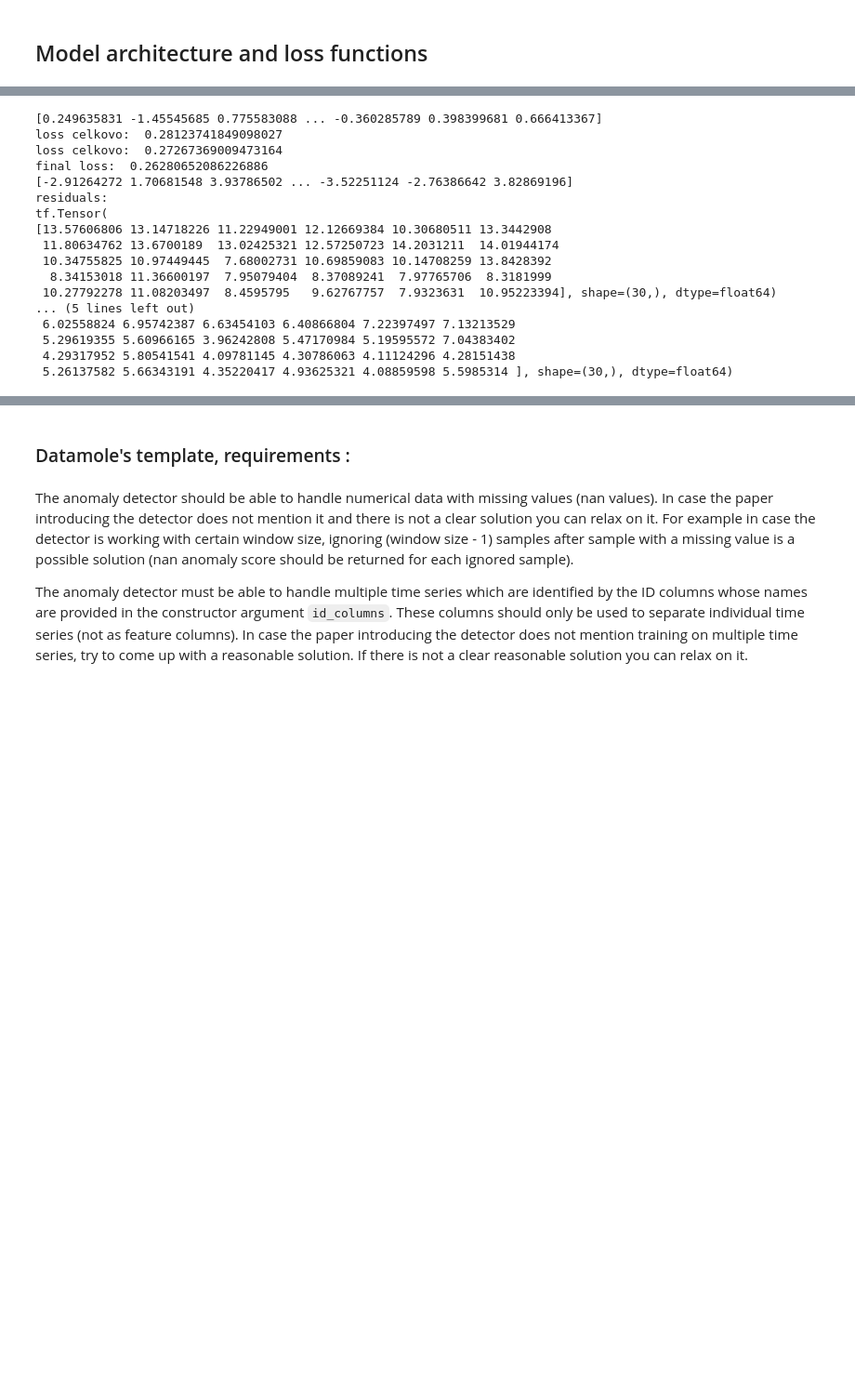
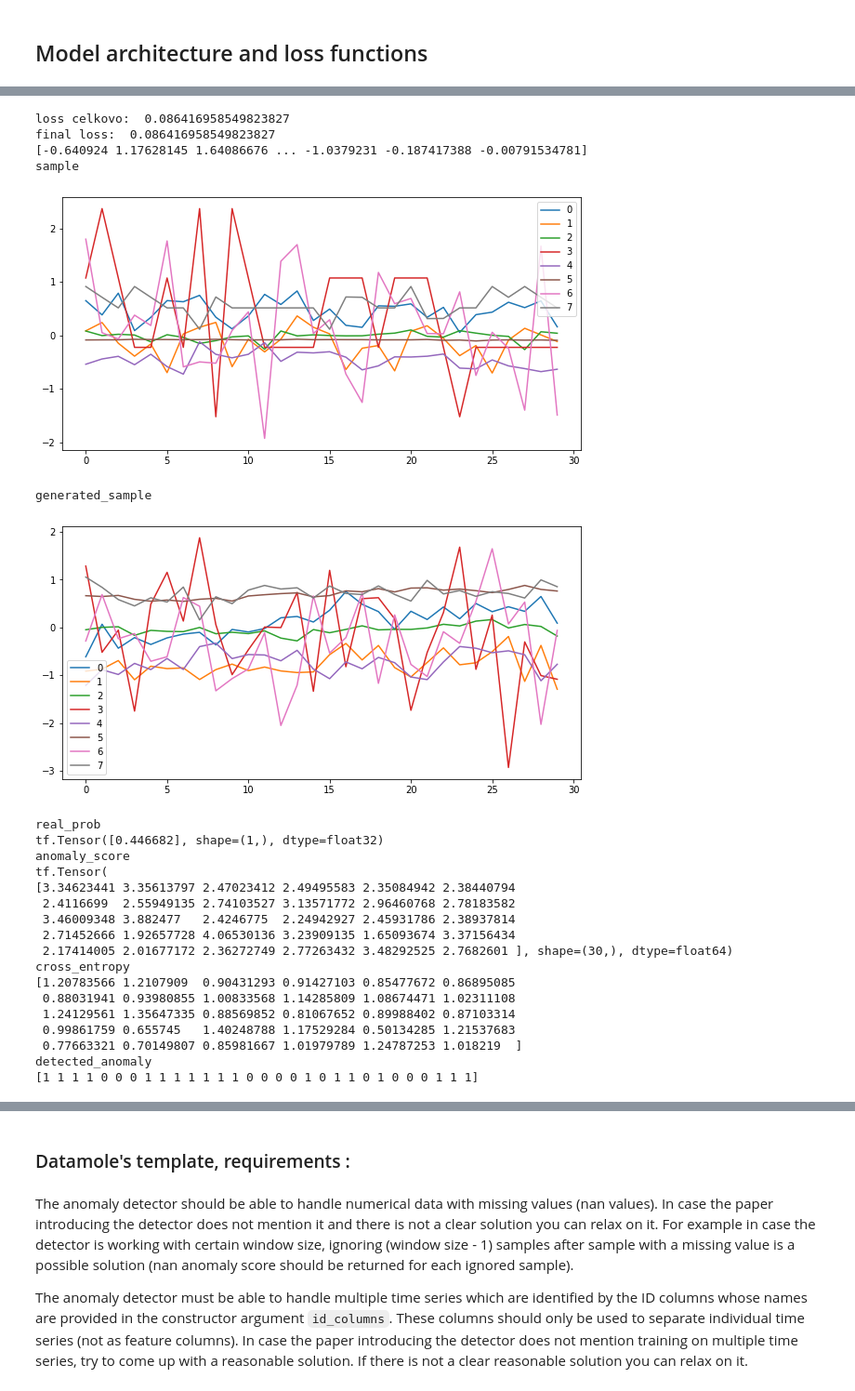
Before and after one commit to ivetasarfyova/TimeSeriesAnomalyDetectionAssignments, a Jupyter notebook: time_series_anomaly_detection/GAN-AD.ipynb, the cells around one changed output, grey strips where cells are left out. Shown at 93% size. Cells and saved outputs as stored; diff of their text form; code cells hidden in the pictures; blank space fills up the shorter version.

```diff
--- a/time_series_anomaly_detection/GAN-AD.ipynb
+++ b/time_series_anomaly_detection/GAN-AD.ipynb
@@ -245,14 +261,16 @@ def find_mapping(sample): # only for sample in a sense of being equivalent to si
     def get_loss():
         generated_sample = generator(tf.reshape(z_opt, [1, latent_dim, 1]), training = False)[0]
         similarity_per_sample = get_mmd_similarity(tf.cast(sample, tf.float64), tf.cast(generated_sample, tf.float64))
-
+#         print('vyvoj genetared')
+#         window = pd.DataFrame(generated_sample.numpy())
+#         window.plot(figsize=(10,5))
+#         plt.show()
         reconstruction_loss_per_sample = 1 - similarity_per_sample
         return reconstruction_loss_per_sample
-#         return mse(tf.cast(sample, tf.float64), tf.cast(generated_sample, tf.float64))
 
 #     tf.print(z_opt)
     for i in range(2000):
-        RMSprop(learning_rate=0.005).minimize(get_loss, var_list=[z_opt])
+        RMSprop(learning_rate=0.01).minimize(get_loss, var_list=[z_opt])
         if(i%100 == 0):
             tf.print('loss celkovo: ', tf.reduce_mean(get_loss()))
         if(tf.reduce_mean(get_loss()) < tolerance):
@@ -271,10 +289,17 @@ def get_anomaly_score(sample):
 
     # calculate the residuals
     generated_sample = generator(tf.reshape(z_mapping, [1, latent_dim, 1]), training = False)[0]
-#     print('sample')
+    print('sample')
 #     print(sample)
-#     print('generated_sample')
+    window = pd.DataFrame(sample.numpy())
+    window.plot(figsize=(10,5))
+    plt.show()
+    print('generated_sample')
 #     print(generated_sample)
+    window = pd.DataFrame(generated_sample.numpy())
+    window.plot(figsize=(10,5))
+    plt.show()
+
     residuals = tf.math.reduce_sum(abs(tf.cast(sample, tf.float64) - tf.cast(generated_sample, tf.float64)), axis=1)
 #     print('residuals: ')
 #     print(residuals)
@@ -287,8 +312,19 @@ def get_anomaly_score(sample):
     # obtain anomaly score
     anomaly_score = tf.add((1-lamda)*residuals, tf.cast(lamda*real_prob, tf.float64))
     return anomaly_score
+# %%
+def identify_anomaly(anomaly_score):
+    cross_entropy = np.log(anomaly_score)
+    print('cross_entropy')
+    print(cross_entropy)
+    tau = 0.9
+    identified =(cross_entropy > tau).astype(int)
+    return identified
 # %%
-def predict_anomaly_score(test_data):
+def detect_anomaly(test_data):
     anomaly_score = get_anomaly_score(test_data) # currently one window: 30*5 values
     print('anomaly_score')
     print(anomaly_score)
+    # scale anomaly_score ?
+    detected_anomaly = identify_anomaly(anomaly_score)
+    return detected_anomaly
@@ -295,22 +350,31 @@ def predict_anomaly_score(test_data):
 # %%
 for batch in X_train:
-    predict_anomaly_score(batch[1])
+    detected_anomaly = detect_anomaly(batch[1])
+    print('detected_anomaly')
+    print(detected_anomaly)
     break
 # %% [output]
-[0.249635831 -1.45545685 0.775583088 ... -0.360285789 0.398399681 0.666413367]
-loss celkovo:  0.28123741849098027
-loss celkovo:  0.27267369009473164
-final loss:  0.26280652086226886
-[-2.91264272 1.70681548 3.93786502 ... -3.52251124 -2.76386642 3.82869196]
-residuals:
-tf.Tensor(
-[13.57606806 13.14718226 11.22949001 12.12669384 10.30680511 13.3442908
- 11.80634762 13.6700189  13.02425321 12.57250723 14.2031211  14.01944174
- 10.34755825 10.97449445  7.68002731 10.69859083 10.14708259 13.8428392
-  8.34153018 11.36600197  7.95079404  8.37089241  7.97765706  8.3181999
- 10.27792278 11.08203497  8.4595795   9.62767757  7.9323631  10.95223394], shape=(30,), dtype=float64)
-... (5 lines left out)
- 6.02558824 6.95742387 6.63454103 6.40866804 7.22397497 7.13213529
- 5.29619355 5.60966165 3.96242808 5.47170984 5.19595572 7.04383402
- 4.29317952 5.80541541 4.09781145 4.30786063 4.11124296 4.28151438
- 5.26137582 5.66343191 4.35220417 4.93625321 4.08859598 5.5985314 ], shape=(30,), dtype=float64)
+loss celkovo:  0.086416958549823827
+final loss:  0.086416958549823827
+[-0.640924 1.17628145 1.64086676 ... -1.0379231 -0.187417388 -0.00791534781]
+sample
+[figure, added]
+generated_sample
+[figure, added]
+real_prob
+tf.Tensor([0.446682], shape=(1,), dtype=float32)
+anomaly_score
+tf.Tensor(
+[3.34623441 3.35613797 2.47023412 2.49495583 2.35084942 2.38440794
+ 2.4116699  2.55949135 2.74103527 3.13571772 2.96460768 2.78183582
+ 3.46009348 3.882477   2.4246775  2.24942927 2.45931786 2.38937814
+ 2.71452666 1.92657728 4.06530136 3.23909135 1.65093674 3.37156434
+ 2.17414005 2.01677172 2.36272749 2.77263432 3.48292525 2.7682601 ], shape=(30,), dtype=float64)
+cross_entropy
+[1.20783566 1.2107909  0.90431293 0.91427103 0.85477672 0.86895085
+ 0.88031941 0.93980855 1.00833568 1.14285809 1.08674471 1.02311108
+ 1.24129561 1.35647335 0.88569852 0.81067652 0.89988402 0.87103314
+ 0.99861759 0.655745   1.40248788 1.17529284 0.50134285 1.21537683
+ 0.77663321 0.70149807 0.85981667 1.01979789 1.24787253 1.018219  ]
+detected_anomaly
+[1 1 1 1 0 0 0 1 1 1 1 1 1 1 0 0 0 0 1 0 1 1 0 1 0 0 0 1 1 1]
```
Also changed, not shown: parts of 17 cells of this notebook.
